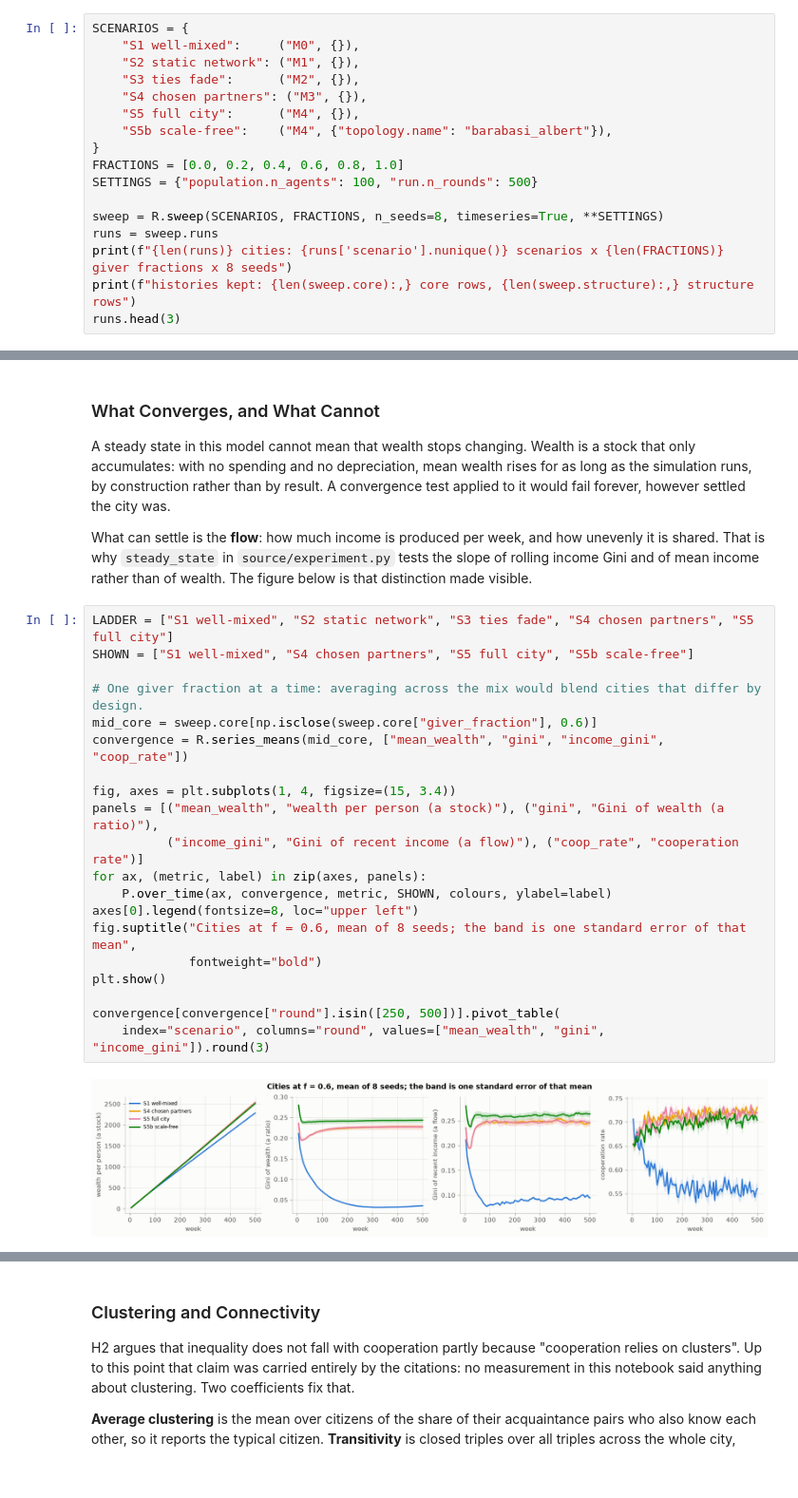
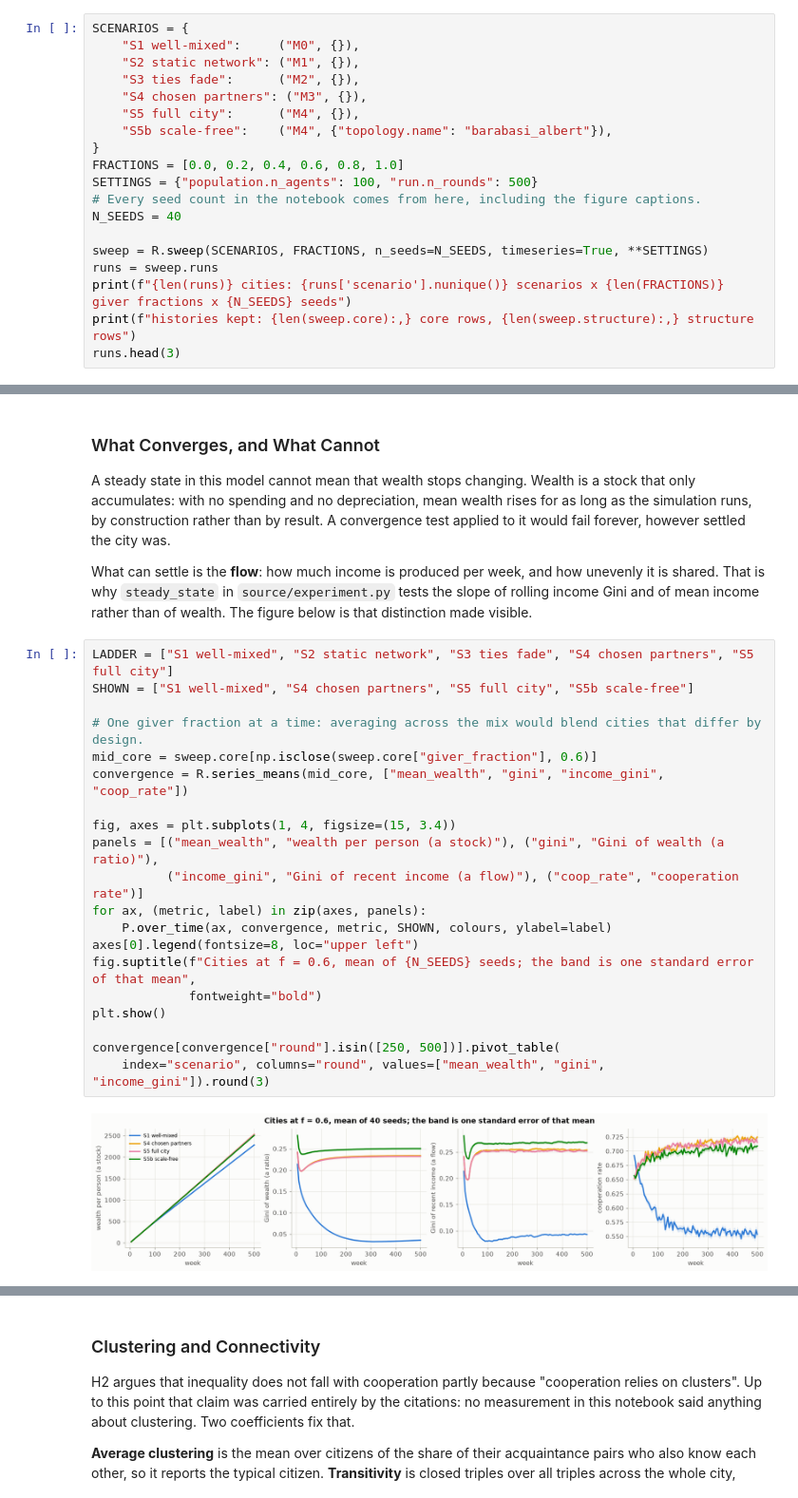
Before and after one commit to Precipicee/cits4403-project, a Jupyter notebook: notebooks/Project.ipynb, the cells around one changed output, grey strips where cells are left out. Shown at 95% size. Drawn from its saved outputs; the diff is of its cells as text.

Commit message:
raised the sweep to 40 seeds, which now supports H4

```diff
--- a/notebooks/Project.ipynb
+++ b/notebooks/Project.ipynb
@@ -341,10 +341,12 @@ SCENARIOS = {
 }
 FRACTIONS = [0.0, 0.2, 0.4, 0.6, 0.8, 1.0]
 SETTINGS = {"population.n_agents": 100, "run.n_rounds": 500}
+# Every seed count in the notebook comes from here, including the figure captions.
+N_SEEDS = 40
 
-sweep = R.sweep(SCENARIOS, FRACTIONS, n_seeds=8, timeseries=True, **SETTINGS)
+sweep = R.sweep(SCENARIOS, FRACTIONS, n_seeds=N_SEEDS, timeseries=True, **SETTINGS)
 runs = sweep.runs
-print(f"{len(runs)} cities: {runs['scenario'].nunique()} scenarios x {len(FRACTIONS)} giver fractions x 8 seeds")
+print(f"{len(runs)} cities: {runs['scenario'].nunique()} scenarios x {len(FRACTIONS)} giver fractions x {N_SEEDS} seeds")
 print(f"histories kept: {len(sweep.core):,} core rows, {len(sweep.structure):,} structure rows")
 runs.head(3)
 # %% [output]
@@ -544,25 +546,25 @@ Gini and of mean income rather than of wealth. The figure below is that distinct
 # %%
 LADDER = ["S1 well-mixed", "S2 static network", "S3 ties fade", "S4 chosen partners", "S5 full city"]
 SHOWN = ["S1 well-mixed", "S4 chosen partners", "S5 full city", "S5b scale-free"]
 
 # One giver fraction at a time: averaging across the mix would blend cities that differ by design.
 mid_core = sweep.core[np.isclose(sweep.core["giver_fraction"], 0.6)]
 convergence = R.series_means(mid_core, ["mean_wealth", "gini", "income_gini", "coop_rate"])
 
 fig, axes = plt.subplots(1, 4, figsize=(15, 3.4))
 panels = [("mean_wealth", "wealth per person (a stock)"), ("gini", "Gini of wealth (a ratio)"),
           ("income_gini", "Gini of recent income (a flow)"), ("coop_rate", "cooperation rate")]
 for ax, (metric, label) in zip(axes, panels):
     P.over_time(ax, convergence, metric, SHOWN, colours, ylabel=label)
 axes[0].legend(fontsize=8, loc="upper left")
-fig.suptitle("Cities at f = 0.6, mean of 8 seeds; the band is one standard error of that mean",
+fig.suptitle(f"Cities at f = 0.6, mean of {N_SEEDS} seeds; the band is one standard error of that mean",
              fontweight="bold")
 plt.show()
 
 convergence[convergence["round"].isin([250, 500])].pivot_table(
     index="scenario", columns="round", values=["mean_wealth", "gini", "income_gini"]).round(3)
 # %% [output]
-[figure, old version]
+[figure, new version]
 |  | gini |  | income_gini |  | mean_wealth |  |
 | round | 250 | 500 | 250 | 500 | 250 | 500 |
 | scenario |  |  |  |  |  |  |
```
Also changed, not shown: parts of 23 cells of this notebook, 1 other file.
